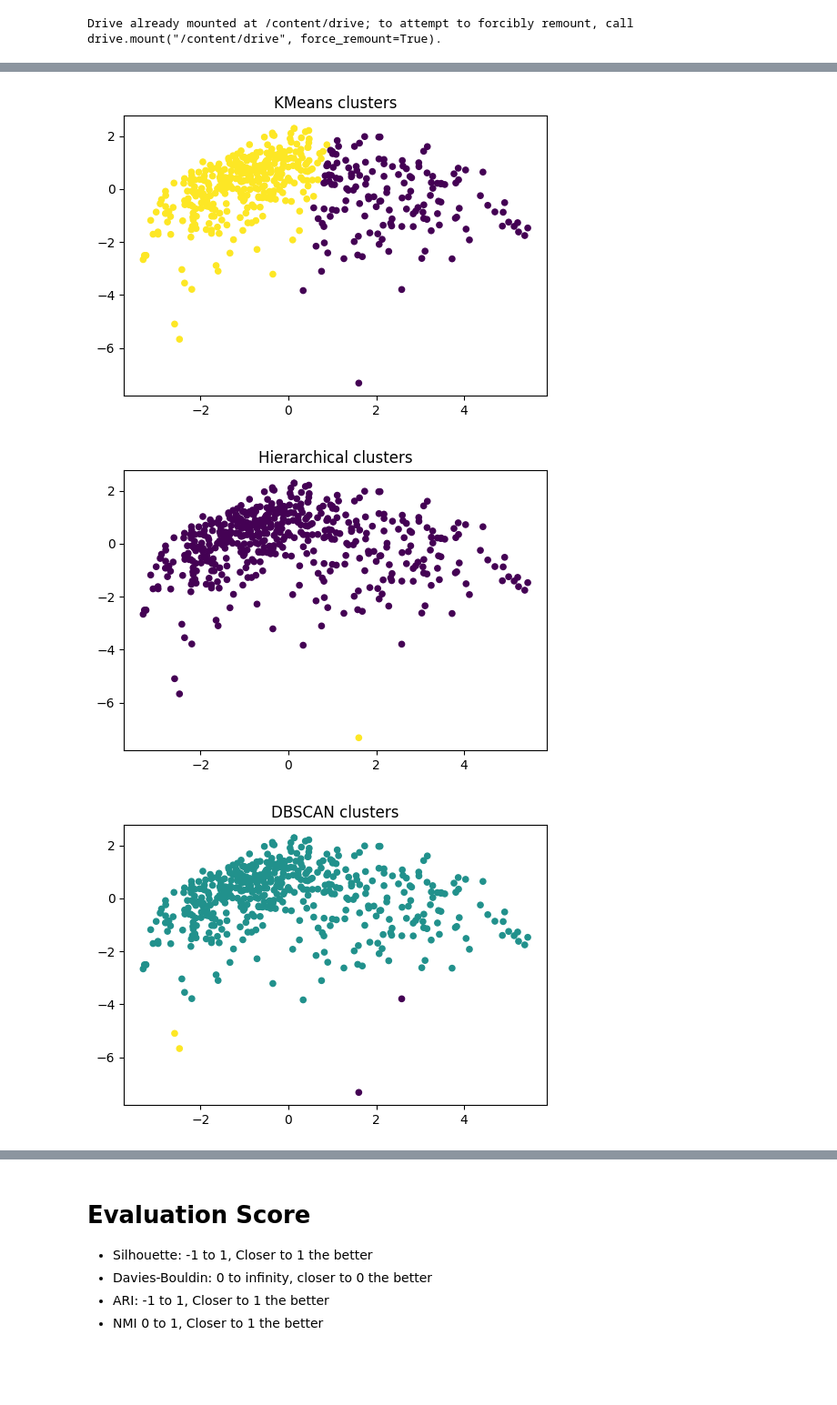
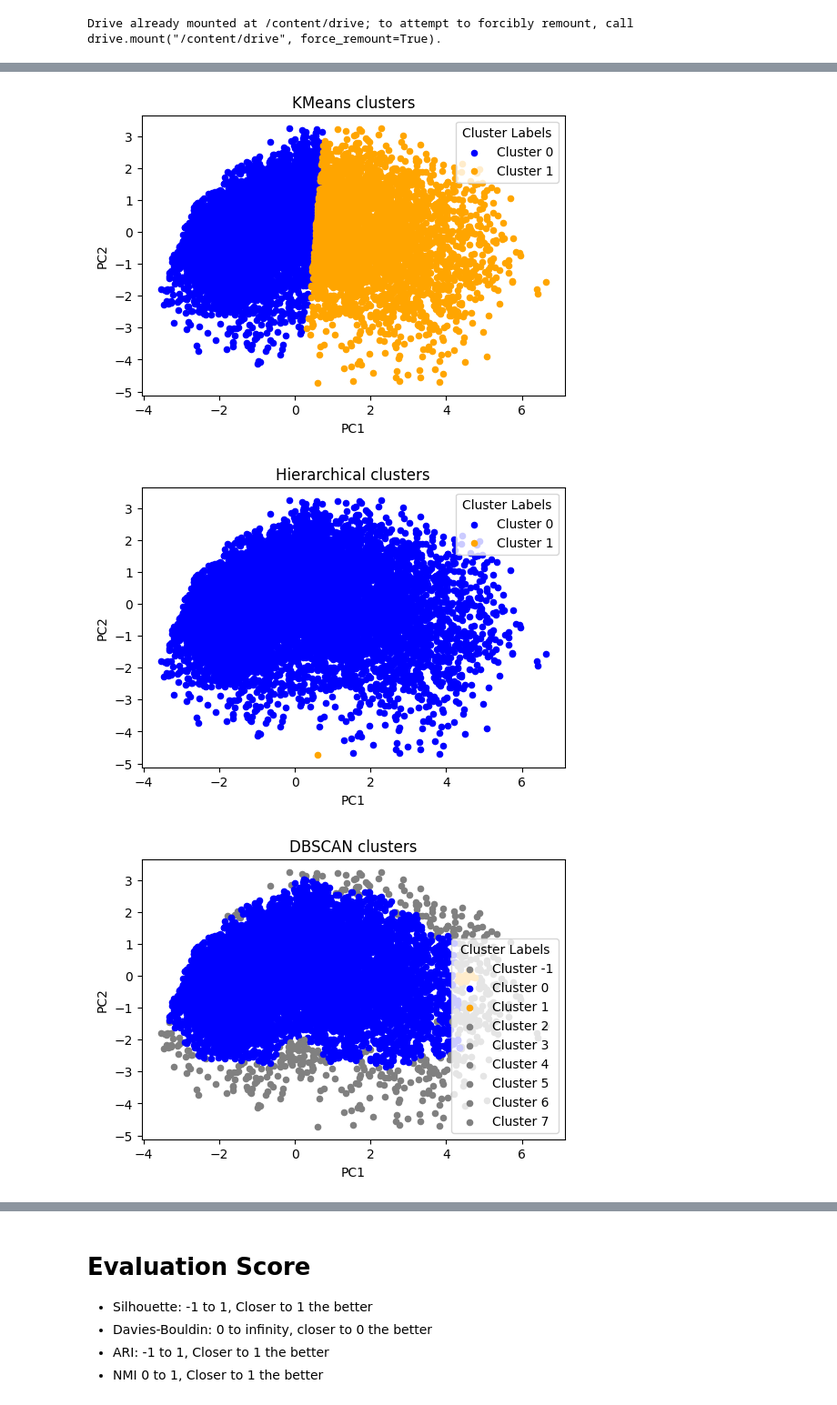
Before and after one commit to LucasChaney/CMPSCI4342, a Jupyter notebook: Proj_3/Cluster_Analysis.ipynb, the cells around one changed output, grey strips where cells are left out. Shown at 91% size. Drawn from its saved outputs; the diff is of its cells as text; code cells hidden in the pictures; blank space fills up the shorter version.

```diff
--- a/Proj_3/Cluster_Analysis.ipynb
+++ b/Proj_3/Cluster_Analysis.ipynb
@@ -65,7 +74,7 @@ FEATURES = [
 ]
 OUTCOME_COL = 'Diabetes'
 N_CLUSTERS = 2  # binary clustering
-N_ROWS = 500 # Due to RAM issues have to limit rows used
+N_ROWS = 10000 # Due to RAM issues have to limit rows used
 # %% [output]
 Drive already mounted at /content/drive; to attempt to forcibly remount, call drive.mount("/content/drive", force_remount=True).
 # %%
@@ -118,8 +127,8 @@ plt.xlabel('Sample'); plt.ylabel('Distance'); plt.show()
 # After A lot of testing these were the best parameters I could get with the time I had.
 best_km_params = {'init': 'k-means++', 'algorithm': 'lloyd', 'n_init': 10, 'max_iter': 300}
 best_hc_linkage = 'single'
-best_db_params = {'eps': 0.935, 'min_samples': 2}
-best_fcm_m = 1.01
+best_db_params = {'eps': 0.2, 'min_samples': 10}
+best_fcm_m = 25
 best_gmm_params = {'covariance_type': 'spherical', 'reg_covar': 0.1}
 
 # Define final clustering models with best‑found parameters
@@ -167,36 +176,48 @@ for name, model in models:
             labels = model.u.argmax(axis=1)
         except Exception:
             labels = np.zeros(len(X_reduced), dtype=int)
     elif name == 'GMM':
         labels = model.fit_predict(X_reduced)
     else:
         labels = model.fit_predict(X_reduced)
     labels_store[name] = labels
 
-    # visualization
+    # visualization with explicit legend and fixed color mapping for clarity
     plt.figure(figsize=(6,4))
-    plt.scatter(X_vis[:,0], X_vis[:,1], c=labels, s=20)
-    plt.title(f'{name} clusters'); plt.show()
+    color_map = {0: 'blue', 1: 'orange'}
+    for cluster in np.unique(labels):
+        plt.scatter(
+            X_vis[labels == cluster, 0],
+            X_vis[labels == cluster, 1],
+            s=20,
+            color=color_map.get(cluster, 'gray'),
+            label=f'Cluster {cluster}'
+        )
+    plt.title(f'{name} clusters')
+    plt.xlabel('PC1')
+    plt.ylabel('PC2')
+    plt.legend(title='Cluster Labels')
+    plt.show()
 
     # compute metrics, guard against single-label cases
     unique_labels = np.unique(labels)
     if len(unique_labels) > 1:
         sil = silhouette_score(X_reduced, labels)
         dbi = davies_bouldin_score(X_reduced, labels)
     else:
         sil = np.nan
         dbi = np.nan
     ari = adjusted_rand_score(y_true, labels)
     nmi = normalized_mutual_info_score(y_true, labels)
 
     results.append({
         'Algorithm': name,
         'Silhouette': sil,
         'Davies-Bouldin': dbi,
         'ARI': ari,
         'NMI': nmi
     })
 # %% [output]
-[figure, old version]
+[figure, new version]
-[figure, old version]
+[figure, new version]
-[figure, old version]
+[figure, new version]
```
Also changed, not shown: parts of 10 cells of this notebook.
